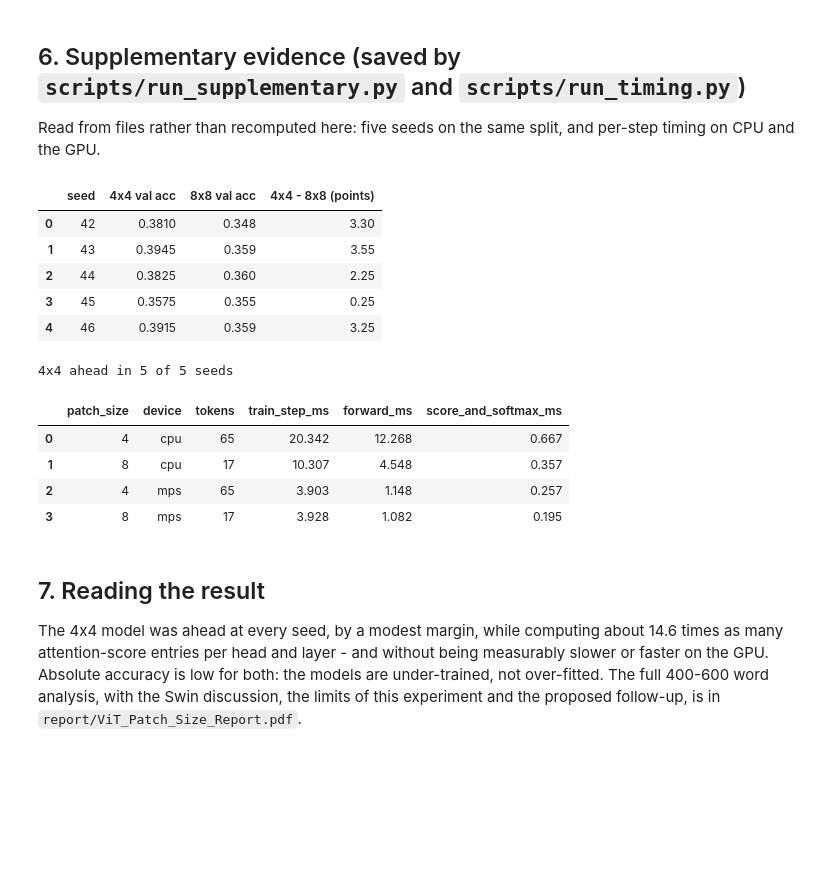
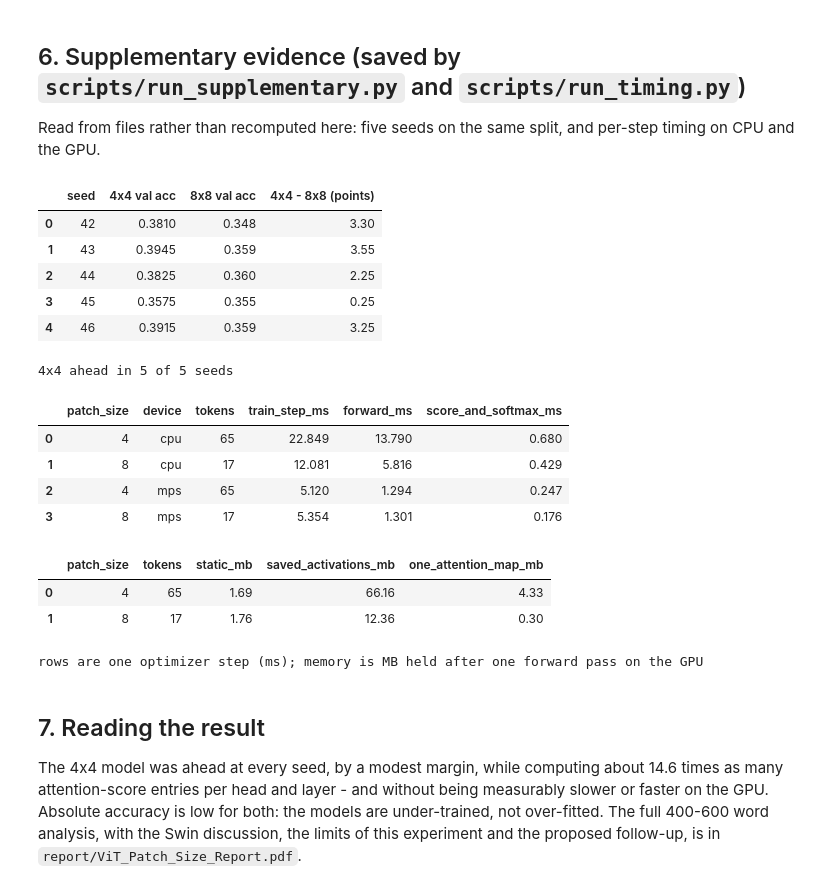
Before and after one commit to srcollins785/Samuel_Collins_ViT_Patch_Size, a Jupyter notebook: ViT_Patch_Size.ipynb, the cells around one changed output. Drawn from its saved outputs; the diff is of its cells as text; code cells hidden in the pictures; blank space fills up the shorter version.

```diff
--- a/ViT_Patch_Size.ipynb
+++ b/ViT_Patch_Size.ipynb
@@ -268,25 +359,31 @@ and per-step timing on CPU and the GPU.
 # %%
 seeds = json.loads(Path("results/supplementary/seed_replication.json").read_text())["by_run"]
 df = pd.DataFrame({"seed": seeds["p4"]["seeds"], "4x4 val acc": seeds["p4"]["val_acc"],
                    "8x8 val acc": seeds["p8"]["val_acc"]})
 df["4x4 - 8x8 (points)"] = (100 * (df["4x4 val acc"] - df["8x8 val acc"])).round(2)
 display(df)
 print("4x4 ahead in", int((df["4x4 - 8x8 (points)"] > 0).sum()), "of", len(df), "seeds")
 timing = json.loads(Path("results/supplementary/timing.json").read_text())
 display(pd.DataFrame(timing["rows"]).round(3))
+display(pd.DataFrame(timing["memory"]).round(2))
+print("rows are one optimizer step (ms); memory is MB held after one forward pass on the GPU")
 # %% [output]
 |  | seed | 4x4 val acc | 8x8 val acc | 4x4 - 8x8 (points) |
 | 0 | 42 | 0.3810 | 0.348 | 3.30 |
 | 1 | 43 | 0.3945 | 0.359 | 3.55 |
 | 2 | 44 | 0.3825 | 0.360 | 2.25 |
 | 3 | 45 | 0.3575 | 0.355 | 0.25 |
 | 4 | 46 | 0.3915 | 0.359 | 3.25 |
 4x4 ahead in 5 of 5 seeds
 |  | patch_size | device | tokens | train_step_ms | forward_ms | score_and_softmax_ms |
-| 0 | 4 | cpu | 65 | 20.342 | 12.268 | 0.667 |
-| 1 | 8 | cpu | 17 | 10.307 | 4.548 | 0.357 |
-| 2 | 4 | mps | 65 | 3.903 | 1.148 | 0.257 |
-| 3 | 8 | mps | 17 | 3.928 | 1.082 | 0.195 |
+| 0 | 4 | cpu | 65 | 22.849 | 13.790 | 0.680 |
+| 1 | 8 | cpu | 17 | 12.081 | 5.816 | 0.429 |
+| 2 | 4 | mps | 65 | 5.120 | 1.294 | 0.247 |
+| 3 | 8 | mps | 17 | 5.354 | 1.301 | 0.176 |
+|  | patch_size | tokens | static_mb | saved_activations_mb | one_attention_map_mb |
+| 0 | 4 | 65 | 1.69 | 66.16 | 4.33 |
+| 1 | 8 | 17 | 1.76 | 12.36 | 0.30 |
+rows are one optimizer step (ms); memory is MB held after one forward pass on the GPU
 # %% [markdown]
 ## 7. Reading the result
 
```
Also changed, not shown: parts of 10 cells of this notebook, 12 other files.
